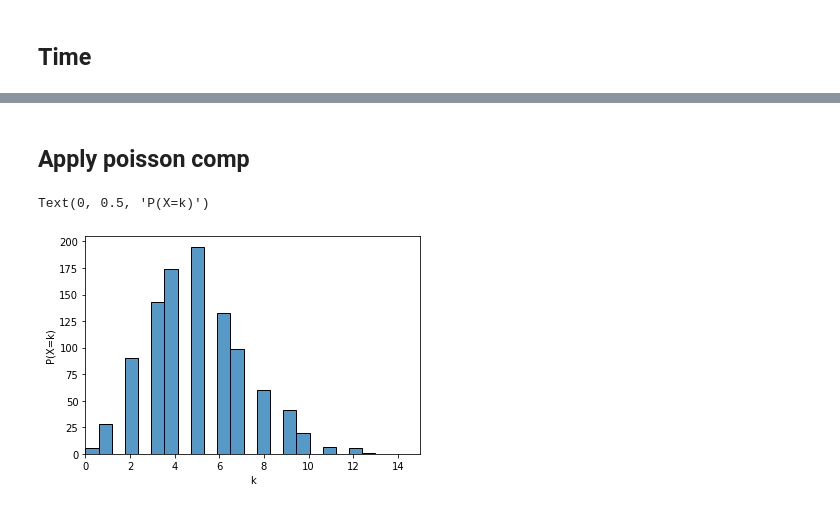
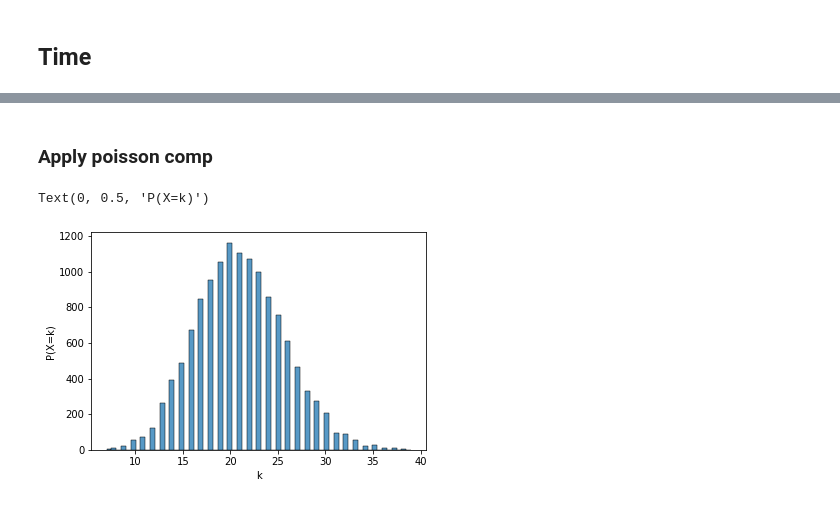
Before and after one commit to caioeverest/mscc, a Jupyter notebook: MSCC1.ipynb, the cells around one changed output, grey strips where cells are left out. Saved outputs shown, nothing was run; the diff lists cells and outputs as text; code cells hidden in the pictures.

```diff
--- a/MSCC1.ipynb
+++ b/MSCC1.ipynb
@@ -54,0 +100,8 @@ def normal_dist(x , dn_num_pkg_mean, dn_num_pkg_std):
+# %%
+tt_mean = df['Time'].mean()
+tt_std = df['Time'].std()
+tt_mediam = df['Time'].median()
+tt_count = df['Time'].size
+tt_min = df['Time'].min()
+tt_max = df['Time'].max()
+tt_array = np.array(df['Time'])
@@ -68,11 +163,11 @@ Text(0, 0.5, 'Probability Density')
 # %% [markdown]
-## Apply poisson comp
+### Apply poisson comp
 # %%
-dados_poisson = poisson.rvs(mu=5, size=1000)
-sns.histplot(dados_poisson)
-plt.xlim([0,15])
+tt_poisson = poisson.rvs(mu=tt_mean, size=tt_count)
+#tt_poisson = poisson.cdf(tt_array, tt_mean, tt_std)
+sns.histplot(tt_poisson)
 plt.xlabel('k')
 plt.ylabel('P(X=k)')
 # %% [output]
 Text(0, 0.5, 'P(X=k)')
-[figure, old version]
+[figure, new version]
```
Also changed, not shown: parts of 25 cells of this notebook, 2 other files.
